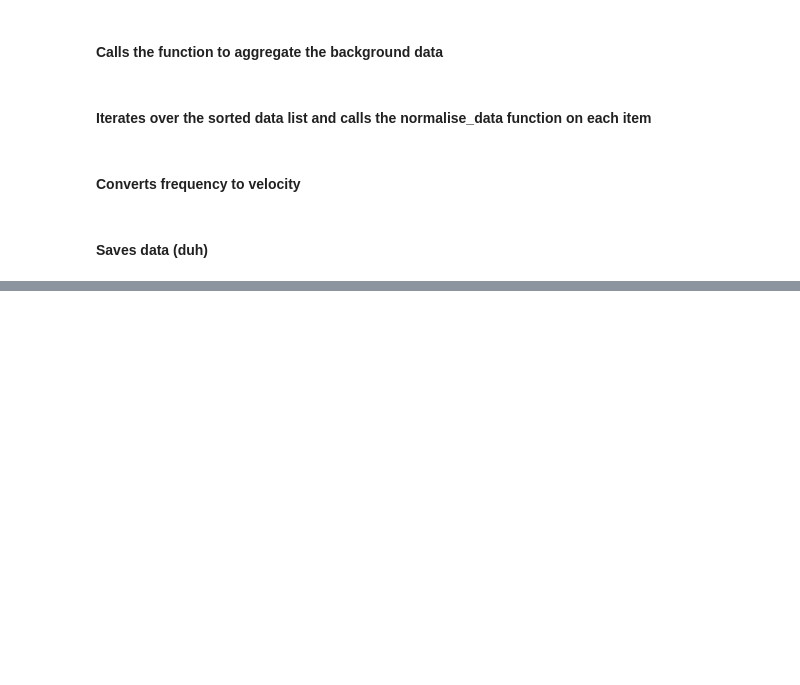
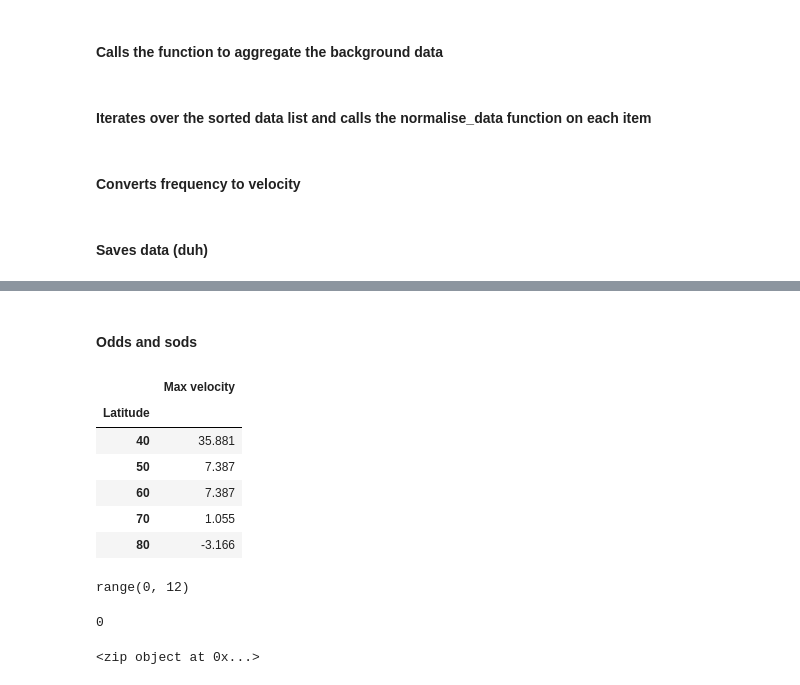
Before and after one commit to ChrisCarne/ARROW, a Jupyter notebook: Process_data.ipynb, the cells around one changed output, grey strips where cells are left out. Drawn from its saved outputs; the diff is of its cells as text; code cells hidden in the pictures; blank space fills up the shorter version.

```diff
--- a/Process_data.ipynb
+++ b/Process_data.ipynb
@@ -264,0 +301,2 @@ Loading BokehJS ...
+# %% [markdown]
+#### Odds and sods
@@ -264,0 +308,21 @@ Loading BokehJS ...
+# %%
+max_vel=pd.DataFrame(list)
+# %%
+max_vel.set_index('Latitude')
+# %% [output]
+|  | Max velocity |
+| Latitude |  |
+| 40 | 35.881 |
+| 50 | 7.387 |
+| 60 | 7.387 |
+| 70 | 1.055 |
+| 80 | -3.166 |
+# %%
+range(12)
+# %% [output]
+range(0, 12)
+# %%
+for i in range(1):
+    print(i)
+# %% [output]
+0
@@ -264,0 +333,4 @@ Loading BokehJS ...
+# %%
+print(C)
+# %% [output]
+<zip object at 0x...>
```
Also changed, not shown: parts of 34 cells of this notebook.
